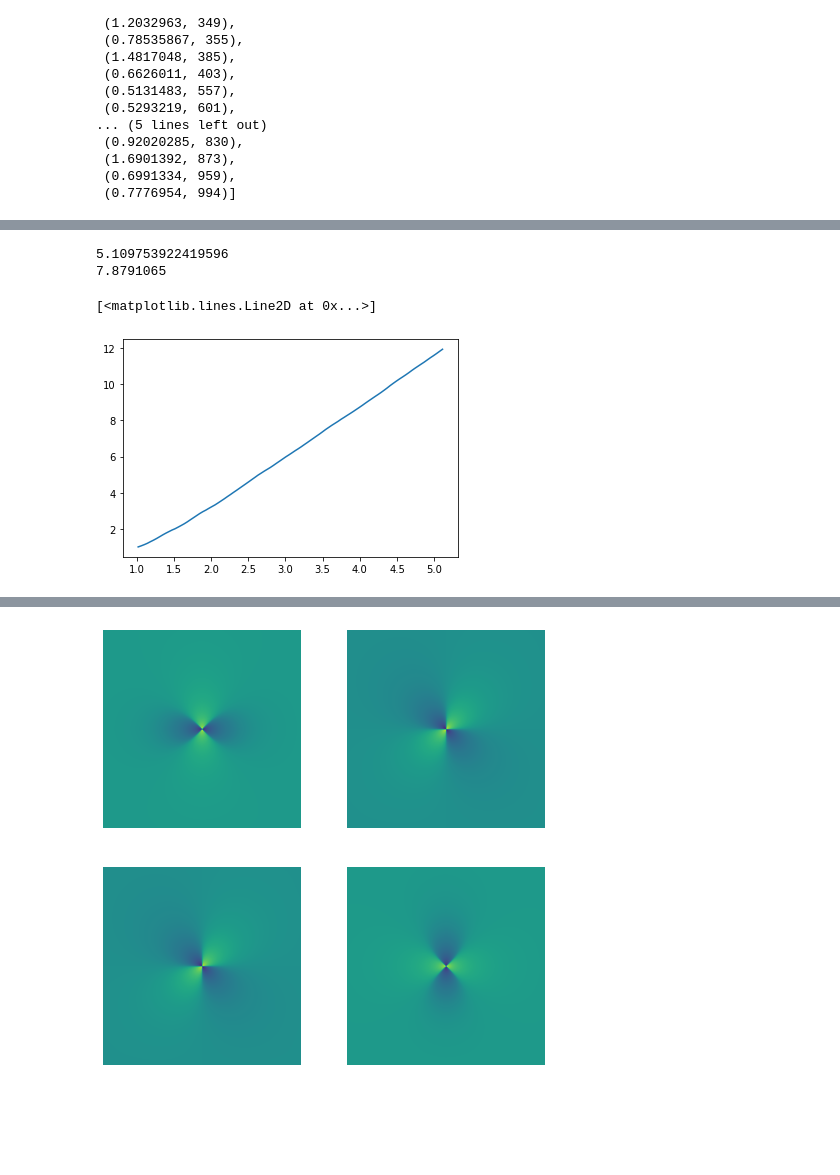
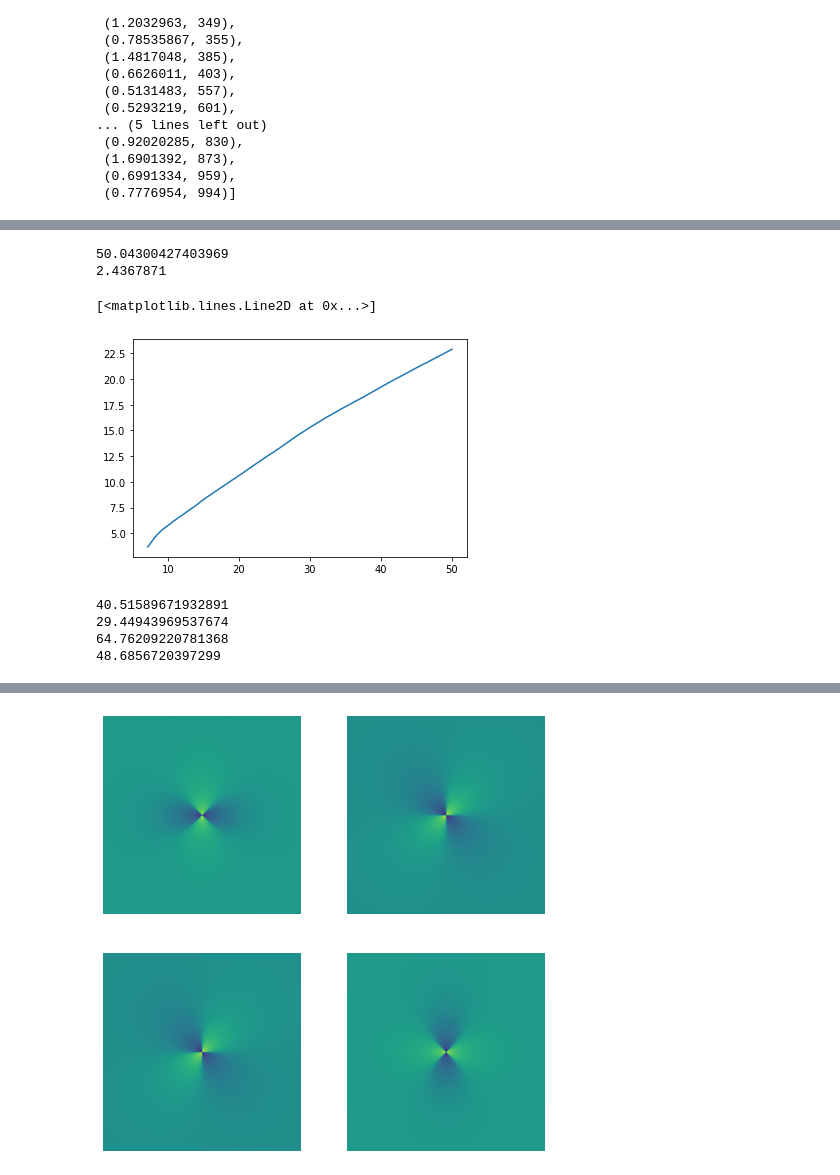
Before and after one commit to AlexandreAdam/Censai, a Jupyter notebook: notebooks/cosmos_dataset.ipynb, the cells around one changed output, grey strips where cells are left out. Saved outputs shown, nothing was run; the diff lists cells and outputs as text; code cells hidden in the pictures; blank space fills up the shorter version.

```diff
--- a/notebooks/cosmos_dataset.ipynb
+++ b/notebooks/cosmos_dataset.ipynb
@@ -109,7 +117,7 @@ raw_datapath = "/home/aadam/scratch/data/COSMOS/COSMOS_25.2_training_sample"
 tfrecords_datapath = "/home/aadam/scratch/Censai/data/cosmos_25.2/"
 sample_tfrecord = os.path.join(tfrecords_datapath, "cosmos_record_80.tfrecords")
 
-kappa_datapath = "/home/aadam/scratch/Censai/data/kappa612_200kpc_64neighbors/"
+kappa_datapath = "/home/aadam/scratch/Censai/data/kappa228_TNG100_512/"
 # %%
 galaxy_data = tf.data.TFRecordDataset(sample_tfrecord).map(decode).map(preprocess)
 galaxies = []
@@ -217,54 +225,61 @@ ax2.axis("off");
 # %%
 physical_fov = 0.18595909 * u.Mpc # in comoving coordinates
 _kap_id = 8
 shift_center = np.array([0, 0])
 sigma_crit = (c**2 * Ds / (4 * np.pi * G * Dd * Dds)).to(u.kg * u.Mpc**(-2))
 
 
 kap = kappa_data[_kap_id][0].data[50 + shift_center[0]: -(50 - shift_center[0]), 50 + shift_center[1]: -(50 - shift_center[1])][np.newaxis, ..., np.newaxis]
 M = np.sum(kap[kap > 1]) * sigma_crit * (physical_fov/512)**2
 theta_e = (np.sqrt(4 * G / c**2 * M * Dds / Ds / Dd).decompose() * u.rad).to(u.arcsec).value
 
 thetas = []
-tmax = 5
-tmin = 1
+tmax = 0.35 * 20
+tmin = 0.05 * 20
 print(tmax/theta_e)
 print(kap.max())
 rs = np.linspace(tmin/theta_e, tmax/theta_e, 100)
 sigma_crit = (c**2 * Ds / (4 * np.pi * G * Dd * Dds)).to(u.kg * u.Mpc**(-2))
 shift_center = [0, 0]
 
 # rescaling vs einstein radius
 for r in rs:
     kap = r * kappa_data[_kap_id][0].data[50 + shift_center[0]: -(50 - shift_center[0]), 50 + shift_center[1]: -(50 - shift_center[1])][np.newaxis, ..., np.newaxis]
-    M = np.sum(kap[kap > 1]) * sigma_crit * (physical_fov/512)**2
+    M = np.sum(kap[kap > 1]) * sigma_crit * (physical_fov/kap.shape[1])**2
     theta_e = (np.sqrt(4 * G / c**2 * M * Dds / Ds / Dd).decompose() * u.rad).to(u.arcsec).value
     thetas.append(theta_e)
 plt.plot(rs, thetas)
 # %% [output]
-5.109753922419596
-7.8791065
+50.04300427403969
+2.4367871
 [<matplotlib.lines.Line2D at 0x...>]
-[figure, old version]
+[figure, new version]
 # %%
 number_in_money = np.zeros(100)
+tmax = 0.35 * 20
+tmin = 0.05 * 20
 for i in range(100):
     # rescaling vs einstein radius
     thetas = []
     kap = kappa_data[i][0].data[50 + shift_center[0]: -(50 - shift_center[0]), 50 + shift_center[1]: -(50 - shift_center[1])][np.newaxis, ..., np.newaxis]
     if kap.max() < 1:
         kap /= 0.9 * kap.max()
-    M = np.sum(kap[kap > 1]) * sigma_crit * (physical_fov/512)**2
+    M = np.sum(kap[kap > 1]) * sigma_crit * (physical_fov/kap.shape[1])**2
     theta_e = (np.sqrt(4 * G / c**2 * M * Dds / Ds / Dd).decompose() * u.rad).to(u.arcsec).value
-    rs = np.linspace(1/theta_e, 5/theta_e, 100)
+    rs = np.linspace(tmin/theta_e, tmax/theta_e, 100)
     for r in rs:
         kap = r * kappa_data[i][0].data[50 + shift_center[0]: -(50 - shift_center[0]), 50 + shift_center[1]: -(50 - shift_center[1])][np.newaxis, ..., np.newaxis]
-        M = np.sum(kap[kap > 1]) * sigma_crit * (physical_fov/512)**2
+        M = np.sum(kap[kap > 1]) * sigma_crit * (physical_fov/kap.shape[1])**2
         theta_e = (np.sqrt(4 * G / c**2 * M * Dds / Ds / Dd).decompose() * u.rad).to(u.arcsec).value
         thetas.append(theta_e)
         number_in_money[i] += 1 if theta_e >= 1 and theta_e <= 5 else 0
     if number_in_money[i] == 0:
         print(theta_e)
+# %% [output]
+40.51589671932891
+29.44943969537674
+64.76209220781368
+48.6856720397299
 # %%
 plt.hist(number_in_money);
 # %% [output]
```
Also changed, not shown: parts of 17 cells of this notebook, 7 other files.
